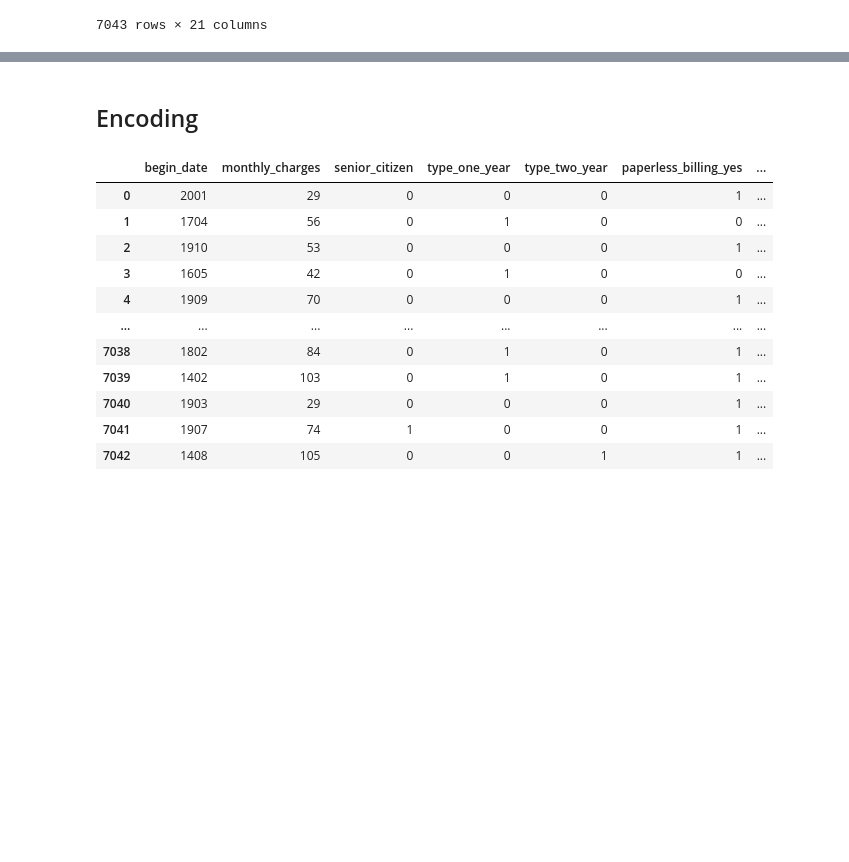
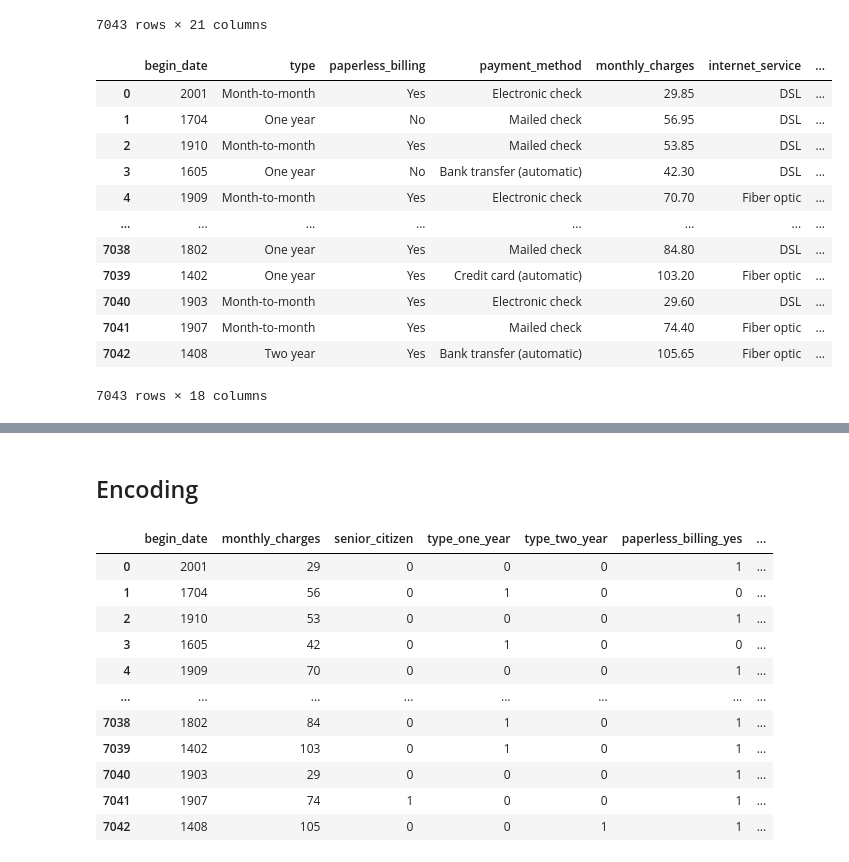
Before and after one commit to CoderCristobal/data_projects-TripleTen-, a Jupyter notebook: final/final_project_solution_model.ipynb, the cells around one changed output, grey strips where cells are left out. Cells and saved outputs as stored; diff of their text form; code cells hidden in the pictures; blank space fills up the shorter version.

```diff
--- a/final/final_project_solution_model.ipynb
+++ b/final/final_project_solution_model.ipynb
@@ -512,3 +520,19 @@ ml_df = ml_df.drop(columns=['customer_id', 'end_date', 'total_charges'])
 # %%
 ml_df['begin_date'] = ml_df['begin_date'].dt.strftime('%Y%m').astype('int64')
 ml_df['begin_date'] = ml_df['begin_date'] - 200000
+# %%
+ml_df
+# %% [output]
+|  | begin_date | type | paperless_billing | payment_method | monthly_charges | internet_service | ... |
+| 0 | 2001 | Month-to-month | Yes | Electronic check | 29.85 | DSL | ... |
+| 1 | 1704 | One year | No | Mailed check | 56.95 | DSL | ... |
+| 2 | 1910 | Month-to-month | Yes | Mailed check | 53.85 | DSL | ... |
+| 3 | 1605 | One year | No | Bank transfer (automatic) | 42.30 | DSL | ... |
+| 4 | 1909 | Month-to-month | Yes | Electronic check | 70.70 | Fiber optic | ... |
+| ... | ... | ... | ... | ... | ... | ... | ... |
+| 7038 | 1802 | One year | Yes | Mailed check | 84.80 | DSL | ... |
+| 7039 | 1402 | One year | Yes | Credit card (automatic) | 103.20 | Fiber optic | ... |
+| 7040 | 1903 | Month-to-month | Yes | Electronic check | 29.60 | DSL | ... |
+| 7041 | 1907 | Month-to-month | Yes | Mailed check | 74.40 | Fiber optic | ... |
+| 7042 | 1408 | Two year | Yes | Bank transfer (automatic) | 105.65 | Fiber optic | ... |
+7043 rows × 18 columns
```
Also changed, not shown: parts of 16 cells of this notebook, 13 other files.
